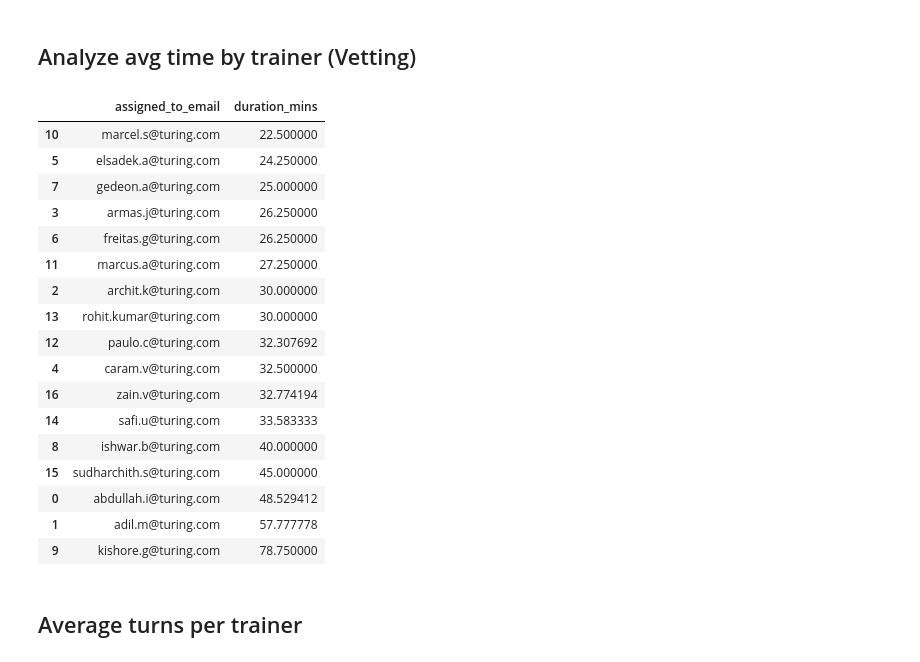
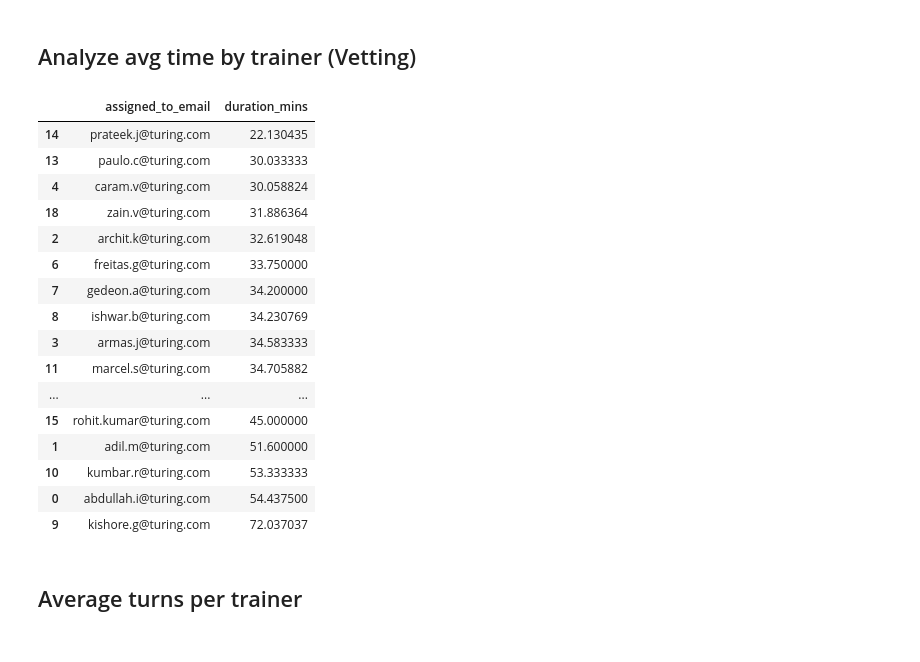
Before and after one commit to visalakshi-turing/character_tasks, a Jupyter notebook: delivery_analytics.ipynb, the cells around one changed output. Drawn from its saved outputs; the diff is of its cells as text; code cells hidden in the pictures.

```diff
--- a/delivery_analytics.ipynb
+++ b/delivery_analytics.ipynb
@@ -27,6 +27,11 @@ df = pd.concat(
             tracking_sheet_id,
             "Conversations_Batch_3"
         ),
+        download_sheet_as_df(
+            service_account_path,
+            tracking_sheet_id,
+            "Conversations_Batch_4"
+        ),
     ],
     ignore_index=True
 )
@@ -266,9 +229,12 @@ Download progress: 100%.
 from datetime import datetime
 
 def get_number_of_turns(messages):
+
+    initial_role = messages[0]["role"]
+
     count = 0
     for message in messages:
-        if message["role"] == "User":
+        if message["role"] == initial_role:
             count += 1
     return count
 
@@ -277,6 +243,8 @@ def standardize_date_format(date):
     """
     Given a date string, standardize the date format to YYYY/MM/DD.
     """
+    if date is None:
+        return ""
     try:
         # Parse the date string into a datetime object
         standardized_date = datetime.strptime(date, "%Y/%m/%d")
@@ -423,38 +371,37 @@ plt.show()
 # %%
 # Process the duration_mins column to make into int
 
 def process_duration_mins(duration_mins):
-    if duration_mins == "":
-        return 0
+    if duration_mins == "" or duration_mins is None:
+        return 15
     elif isinstance(duration_mins, int):
         return duration_mins
     else:
         return int(duration_mins.split(" ")[0])
 
 metadata_only_df["duration_mins"] = metadata_only_df["duration_mins"].apply(process_duration_mins)
 
 trainer_avg_duration = metadata_only_df[metadata_only_df["team"]=="Vetting"].groupby("assigned_to_email").agg({"duration_mins": "mean"}).reset_index()
 trainer_avg_duration = trainer_avg_duration.sort_values("duration_mins", ascending=True)
 trainer_avg_duration
 # %% [output]
 |  | assigned_to_email | duration_mins |
-| 10 | marcel.s@turing.com | 22.500000 |
-| 5 | elsadek.a@turing.com | 24.250000 |
-| 7 | gedeon.a@turing.com | 25.000000 |
-| 3 | armas.j@turing.com | 26.250000 |
-| 6 | freitas.g@turing.com | 26.250000 |
-| 11 | marcus.a@turing.com | 27.250000 |
-| 2 | archit.k@turing.com | 30.000000 |
-| 13 | rohit.kumar@turing.com | 30.000000 |
-| 12 | paulo.c@turing.com | 32.307692 |
-| 4 | caram.v@turing.com | 32.500000 |
-| 16 | zain.v@turing.com | 32.774194 |
-| 14 | safi.u@turing.com | 33.583333 |
-| 8 | ishwar.b@turing.com | 40.000000 |
-| 15 | sudharchith.s@turing.com | 45.000000 |
-| 0 | abdullah.i@turing.com | 48.529412 |
-| 1 | adil.m@turing.com | 57.777778 |
-| 9 | kishore.g@turing.com | 78.750000 |
+| 14 | prateek.j@turing.com | 22.130435 |
+| 13 | paulo.c@turing.com | 30.033333 |
+| 4 | caram.v@turing.com | 30.058824 |
+| 18 | zain.v@turing.com | 31.886364 |
+| 2 | archit.k@turing.com | 32.619048 |
+| 6 | freitas.g@turing.com | 33.750000 |
+| 7 | gedeon.a@turing.com | 34.200000 |
+| 8 | ishwar.b@turing.com | 34.230769 |
+| 3 | armas.j@turing.com | 34.583333 |
+| 11 | marcel.s@turing.com | 34.705882 |
+| ... | ... | ... |
+| 15 | rohit.kumar@turing.com | 45.000000 |
+| 1 | adil.m@turing.com | 51.600000 |
+| 10 | kumbar.r@turing.com | 53.333333 |
+| 0 | abdullah.i@turing.com | 54.437500 |
+| 9 | kishore.g@turing.com | 72.037037 |
 # %% [markdown]
 ## Average turns per trainer
 # %%
```
Also changed, not shown: parts of 24 cells of this notebook, 2 other files.
